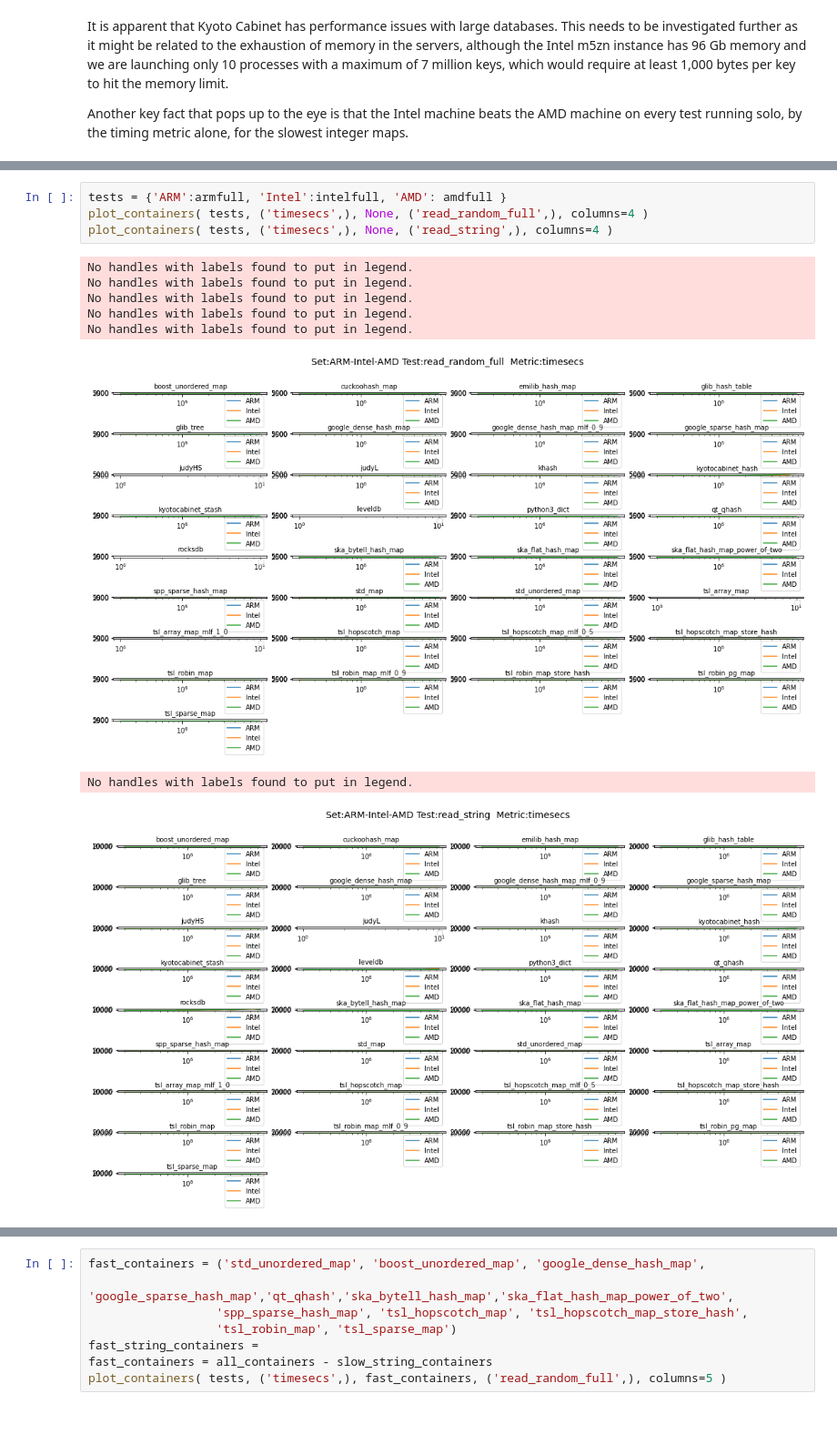
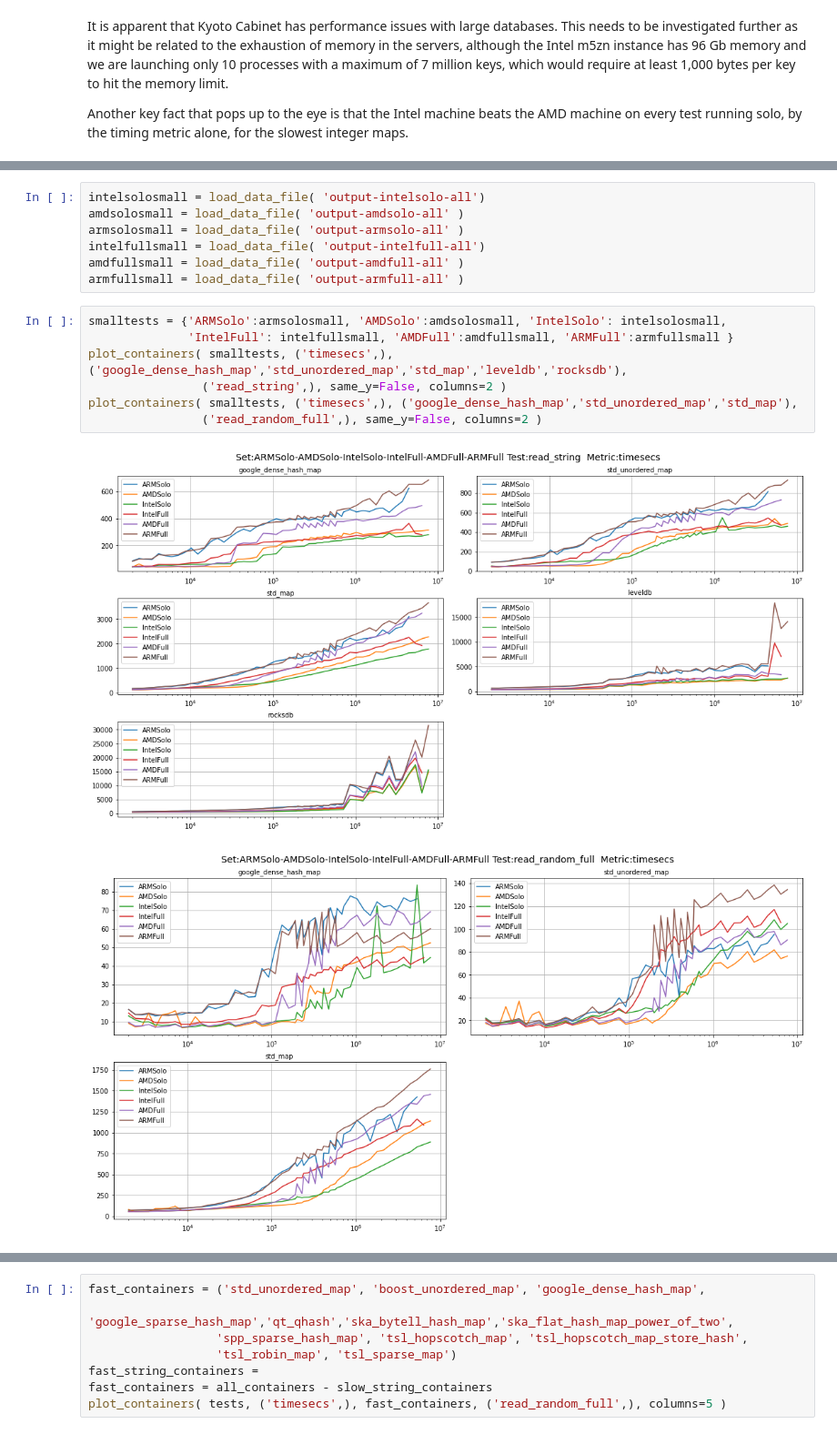
Before and after one commit to HFTrader/hash-table-shootout, a Jupyter notebook: notebook/BasicPlots.ipynb, the cells around one changed output, grey strips where cells are left out. Shown at 91% size. Cells and saved outputs as stored; diff of their text form.

```diff
--- a/notebook/BasicPlots.ipynb
+++ b/notebook/BasicPlots.ipynb
@@ -688,16 +786,20 @@ amdfull = load_data_file( 'output-amdfull-perfcounter' )
+# %%
+intelsolosmall = load_data_file( 'output-intelsolo-all')
+amdsolosmall = load_data_file( 'output-amdsolo-all' )
+armsolosmall = load_data_file( 'output-armsolo-all' )
+intelfullsmall = load_data_file( 'output-intelfull-all')
+amdfullsmall = load_data_file( 'output-amdfull-all' )
+armfullsmall = load_data_file( 'output-armfull-all' )
 # %%
-tests = {'ARM':armfull, 'Intel':intelfull, 'AMD': amdfull }
-plot_containers( tests, ('timesecs',), None, ('read_random_full',), columns=4 )
-plot_containers( tests, ('timesecs',), None, ('read_string',), columns=4 )
+smalltests = {'ARMSolo':armsolosmall, 'AMDSolo':amdsolosmall, 'IntelSolo': intelsolosmall,
+              'IntelFull': intelfullsmall, 'AMDFull':amdfullsmall, 'ARMFull':armfullsmall }
+plot_containers( smalltests, ('timesecs',), ('google_dense_hash_map','std_unordered_map','std_map','leveldb','rocksdb'),
+                ('read_string',), same_y=False, columns=2 )
+plot_containers( smalltests, ('timesecs',), ('google_dense_hash_map','std_unordered_map','std_map'),
+                ('read_random_full',), same_y=False, columns=2 )
 # %% [output]
-No handles with labels found to put in legend.
-No handles with labels found to put in legend.
-No handles with labels found to put in legend.
-No handles with labels found to put in legend.
-No handles with labels found to put in legend.
-[figure, old version]
+[figure, new version]
-No handles with labels found to put in legend.
-[figure, old version]
+[figure, new version]
 # %%
 plot_containers( tests, ('timesecs',), slow_containers, ('read_random_full',), columns=4 )
 
```
Also changed, not shown: parts of 30 cells of this notebook, 4 other files.
